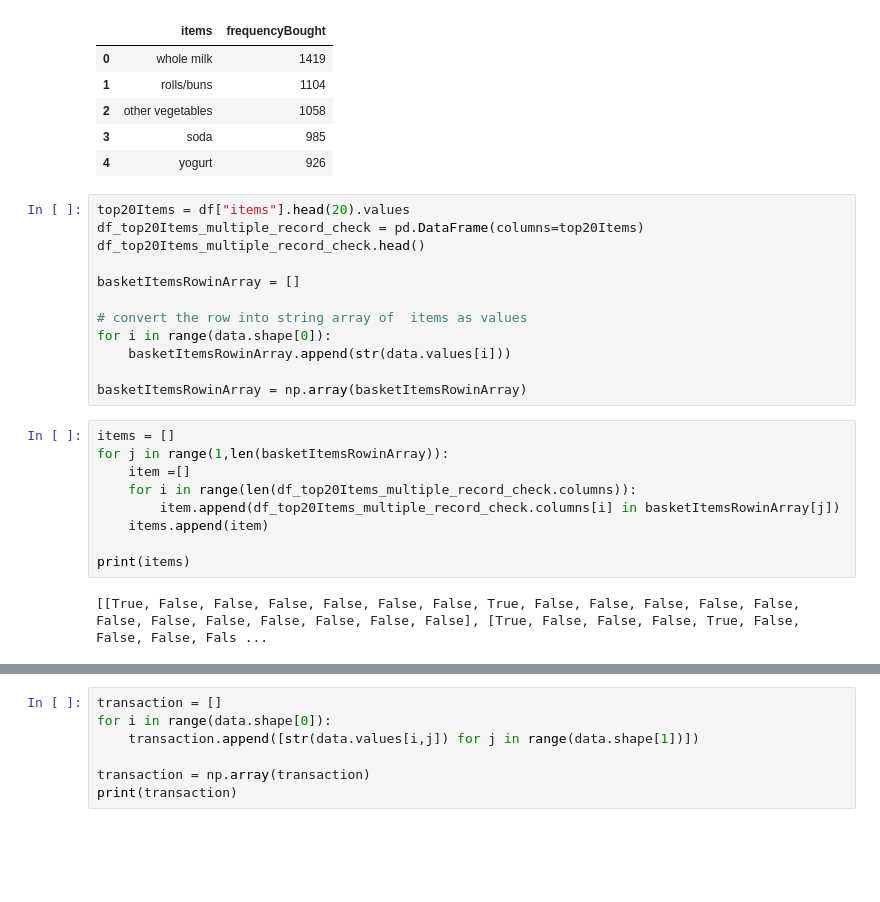
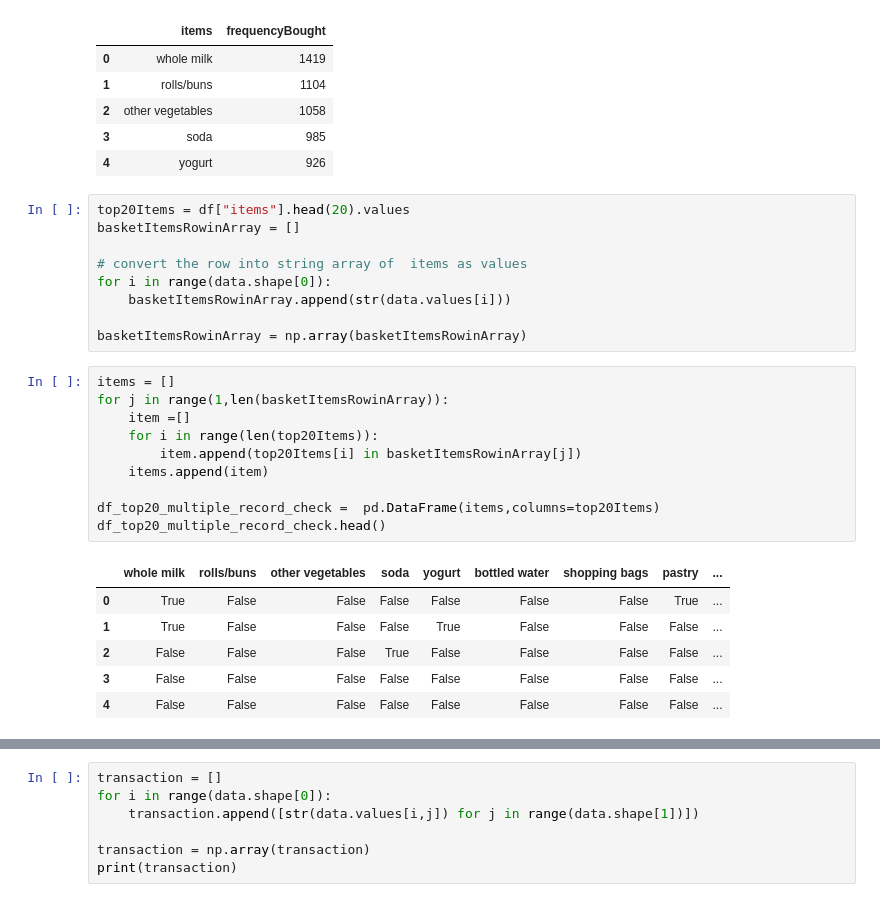
Before and after one commit to karthikeyanVK/MarketBasketAnalysis, a Jupyter notebook: marketbasketanalysis.ipynb, the cells around one changed output, grey strips where cells are left out. Saved outputs shown, nothing was run; the diff lists cells and outputs as text; blank space fills up the shorter version.

Commit message:
fixed the array problem

```diff
--- a/marketbasketanalysis.ipynb
+++ b/marketbasketanalysis.ipynb
@@ -88,9 +88,6 @@ df.head()
 | 4 | yogurt | 926 |
 # %%
 top20Items = df["items"].head(20).values
-df_top20Items_multiple_record_check = pd.DataFrame(columns=top20Items)
-df_top20Items_multiple_record_check.head()
-
 basketItemsRowinArray = []
 
 # convert the row into string array of  items as values
@@ -101,11 +98,17 @@ basketItemsRowinArray = np.array(basketItemsRowinArray)
 # %%
 items = []
 for j in range(1,len(basketItemsRowinArray)):
     item =[]
-    for i in range(len(df_top20Items_multiple_record_check.columns)):
-        item.append(df_top20Items_multiple_record_check.columns[i] in basketItemsRowinArray[j])
+    for i in range(len(top20Items)):
+        item.append(top20Items[i] in basketItemsRowinArray[j])
     items.append(item)
 
-print(items)
+df_top20_multiple_record_check =  pd.DataFrame(items,columns=top20Items)
+df_top20_multiple_record_check.head()
 # %% [output]
-[[True, False, False, False, False, False, False, True, False, False, False, False, False, False, False, False, False, False, False, False], [True, False, False, False, True, False, False, False, Fals ...
+|  | whole milk | rolls/buns | other vegetables | soda | yogurt | bottled water | shopping bags | pastry | ... |
+| 0 | True | False | False | False | False | False | False | True | ... |
+| 1 | True | False | False | False | True | False | False | False | ... |
+| 2 | False | False | False | True | False | False | False | False | ... |
+| 3 | False | False | False | False | False | False | False | False | ... |
+| 4 | False | False | False | False | False | False | False | False | ... |
```
Also changed, not shown: parts of 1 cell of this notebook.
